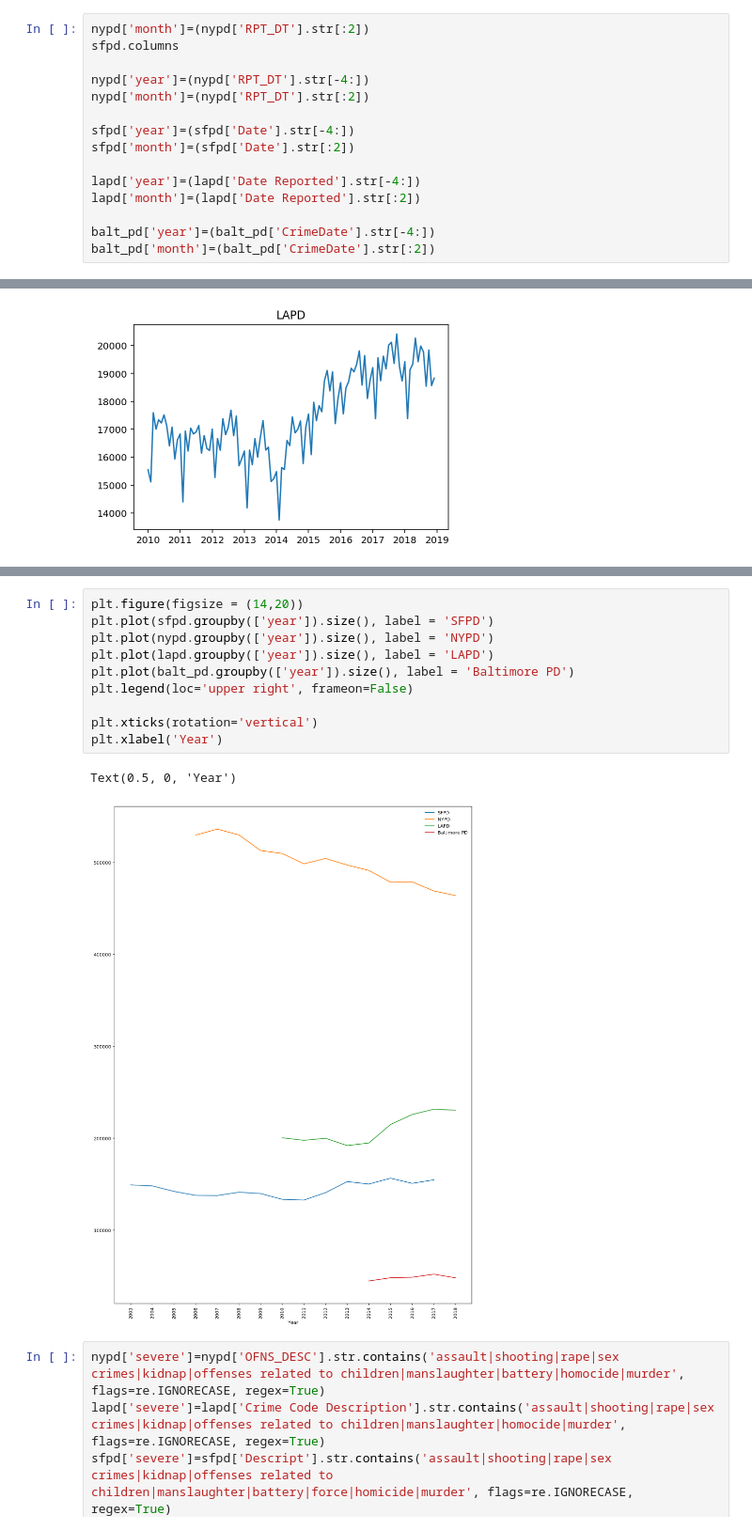
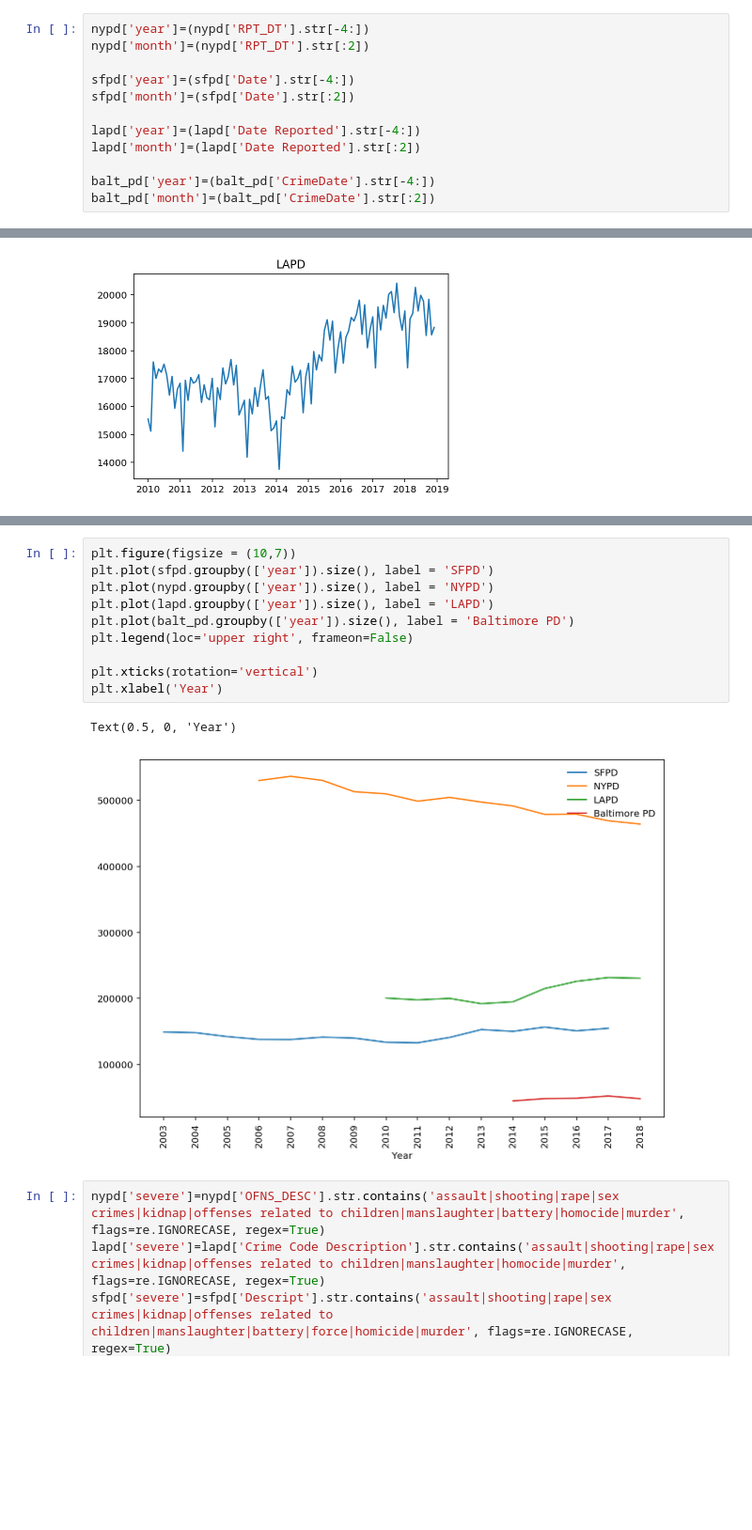
Before and after one commit to cho244/PoliceReports, a Jupyter notebook: Clearning.ipynb, the cells around one changed output, grey strips where cells are left out. Shown: that part at 94% size. Cells and saved outputs as stored; diff of their text form; blank space fills up the shorter version.

```diff
--- a/Clearning.ipynb
+++ b/Clearning.ipynb
@@ -25,9 +25,6 @@ sfpd = (sfpd[sfpd["year"] != '2018'])
 lapd = (lapd[lapd["year"] != '2019'])
 balt_pd = (balt_pd[balt_pd["year"] != '2019'])
 # %%
-nypd['month']=(nypd['RPT_DT'].str[:2])
-sfpd.columns
-
 nypd['year']=(nypd['RPT_DT'].str[-4:])
 nypd['month']=(nypd['RPT_DT'].str[:2])
 
@@ -163,16 +156,16 @@ Text(0.5, 0, 'Year')
 # %%
-plt.figure(figsize = (14,20))
+plt.figure(figsize = (10,7))
 plt.plot(sfpd.groupby(['year']).size(), label = 'SFPD')
 plt.plot(nypd.groupby(['year']).size(), label = 'NYPD')
 plt.plot(lapd.groupby(['year']).size(), label = 'LAPD')
 plt.plot(balt_pd.groupby(['year']).size(), label = 'Baltimore PD')
 plt.legend(loc='upper right', frameon=False)
 
 plt.xticks(rotation='vertical')
 plt.xlabel('Year')
 # %% [output]
 Text(0.5, 0, 'Year')
-[figure, old version]
+[figure, new version]
 # %%
 nypd['severe']=nypd['OFNS_DESC'].str.contains('assault|shooting|rape|sex crimes|kidnap|offenses related to children|manslaughter|battery|homocide|murder', flags=re.IGNORECASE, regex=True)
 lapd['severe']=lapd['Crime Code Description'].str.contains('assault|shooting|rape|sex crimes|kidnap|offenses related to children|manslaughter|homocide|murder', flags=re.IGNORECASE, regex=True)
```
Also changed, not shown: parts of 13 cells of this notebook.
